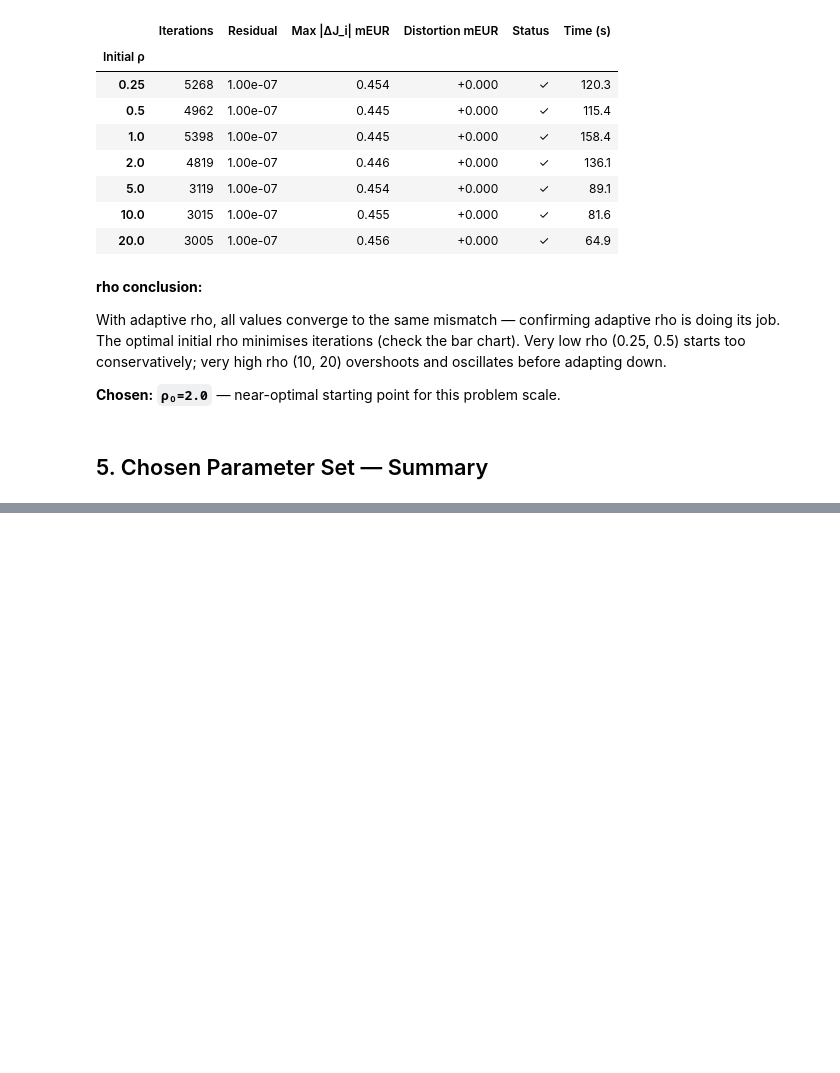
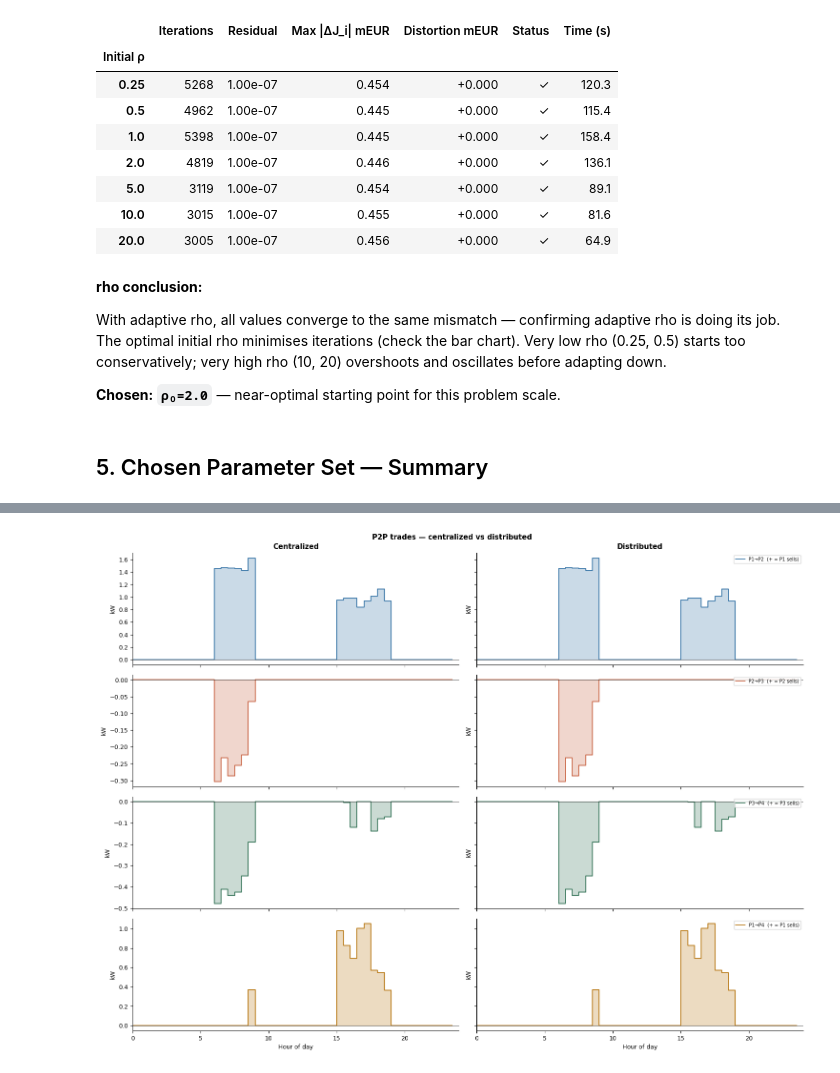
Before and after one commit to CatharinaHente/p2p-energy-trading-illustrative, a Jupyter notebook: convergence_study-2.ipynb, the cells around one changed output, grey strips where cells are left out. Cells and saved outputs as stored; diff of their text form; code cells hidden in the pictures; blank space fills up the shorter version.

```diff
--- a/convergence_study-2.ipynb
+++ b/convergence_study-2.ipynb
@@ -564,0 +604,42 @@ Max |ΔJ_i|:     0.446 mEUR
+# %%
+# ── P2P trades plot — centralized and distributed side by side ────────────────
+edges_plot = list(data_base['edges'])
+T_plot     = len(data_base['buy_price'])
+t_day      = np.arange(T_plot) * data_base['dt']
+COLS_E     = ['#2F6FA3','#C65D3B','#2E6F52','#B5720A']
+
+fig, axes = plt.subplots(len(edges_plot), 2,
+                          figsize=(15, 2.8*len(edges_plot)),
+                          sharex=True, sharey='row')
+
+for row_idx, ((i, j), col) in enumerate(zip(edges_plot, COLS_E)):
+    label = f'P{i+1}→P{j+1}  (+ = P{i+1} sells)'
+
+    for col_idx, (result, title) in enumerate([
+            (r_c, 'Centralized'),
+            (r_d, 'Distributed')]):
+
+        ax     = axes[row_idx, col_idx]
+        trades = np.array([result['trades'].get((i, j, t), 0.0)
+                           for t in range(T_plot)])
+
+        ax.step(t_day, trades, where='post', color=col, lw=1.2)
+        ax.fill_between(t_day, trades, step='post', color=col, alpha=0.25)
+        ax.axhline(0, color='k', lw=0.5)
+        ax.set_ylabel('kW')
+        ax.spines['top'].set_visible(False)
+        ax.spines['right'].set_visible(False)
+
+        if row_idx == 0:
+            ax.set_title(title, fontweight='bold')
+        if row_idx == len(edges_plot) - 1:
+            ax.set_xlabel('Hour of day')
+        if col_idx == 1:
+            ax.legend([label], loc='upper right', fontsize=7)
+
+axes[0, 0].set_xlim(0, T_plot * data_base['dt'])
+plt.suptitle('P2P trades — centralized vs distributed', fontweight='bold')
+plt.tight_layout()
+plt.show()
+# %% [output]
+[figure, added]
```
Also changed, not shown: parts of 3 cells of this notebook, 4 other files.
